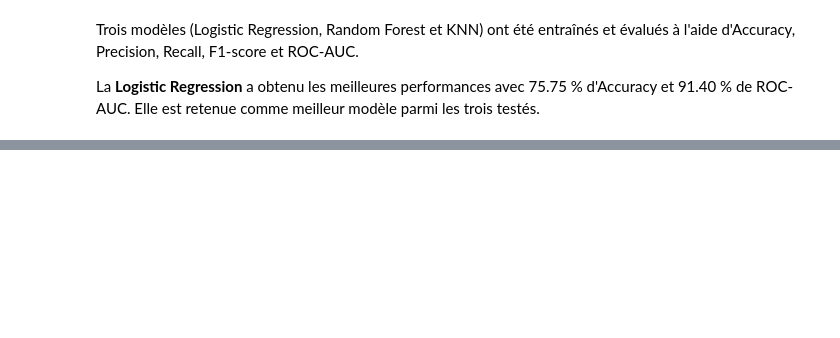
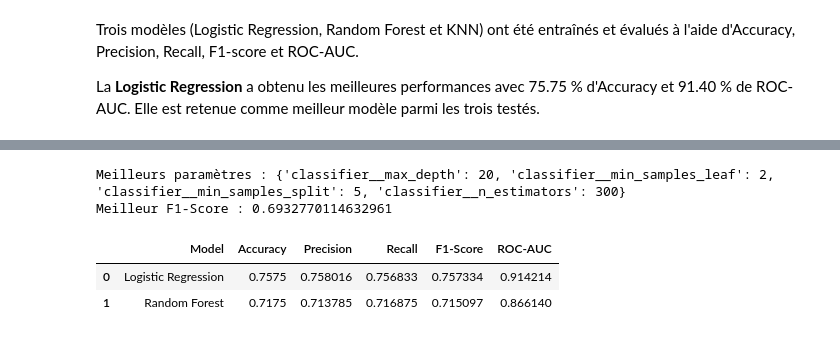
Before and after one commit to MounaSaiss/MindTrack_IA, a Jupyter notebook: Nootbooks/data_exploration_cleaning.ipynb, the cells around one changed output, grey strips where cells are left out. Saved outputs shown, nothing was run; the diff lists cells and outputs as text; code cells hidden in the pictures; blank space fills up the shorter version.

```diff
--- a/Nootbooks/data_exploration_cleaning.ipynb
+++ b/Nootbooks/data_exploration_cleaning.ipynb
@@ -716,0 +749,19 @@ La **Logistic Regression** a obtenu les meilleures performances avec 75.75 % d'A
+# %%
+#Optimisation de RF
+param_grid_rf = {
+    'classifier__n_estimators': [100, 200, 300],
+    'classifier__max_depth': [None, 10, 20, 30],
+    'classifier__min_samples_split': [2, 5, 10],
+    'classifier__min_samples_leaf': [1, 2, 4]
+}
+
+grid_rf = GridSearchCV(
+    estimator=pipelines['Random Forest'],
+    param_grid=param_grid_rf,
+    cv=5,
+    scoring='f1_macro',
+    n_jobs=-1,
+    verbose=1
+)
+
+grid_rf.fit(X_train, y_train)
@@ -716,0 +787,41 @@ La **Logistic Regression** a obtenu les meilleures performances avec 75.75 % d'A
+# %%
+print("Meilleurs paramètres :", grid_rf.best_params_)
+print("Meilleur F1-Score :", grid_rf.best_score_)
+# %% [output]
+Meilleurs paramètres : {'classifier__max_depth': 20, 'classifier__min_samples_leaf': 2, 'classifier__min_samples_split': 5, 'classifier__n_estimators': 300}
+Meilleur F1-Score : 0.6932770114632961
+# %%
+#Evaluation des modèles optimisés
+best_models = {
+    'Logistic Regression': grid_lr.best_estimator_,
+    'Random Forest': grid_rf.best_estimator_
+}
+
+results_optimized = []
+
+for name, model in best_models.items():
+
+    y_pred = model.predict(X_test)
+    y_proba = model.predict_proba(X_test)
+
+    results_optimized.append({
+        'Model': name,
+        'Accuracy': accuracy_score(y_test, y_pred),
+        'Precision': precision_score(y_test, y_pred, average='macro'),
+        'Recall': recall_score(y_test, y_pred, average='macro'),
+        'F1-Score': f1_score(y_test, y_pred, average='macro'),
+        'ROC-AUC': roc_auc_score(
+            y_test,
+            y_proba,
+            multi_class='ovr',
+            average='macro',
+            labels=model.classes_
+        )
+    })
+
+results_optimized_df = pd.DataFrame(results_optimized)
+results_optimized_df
+# %% [output]
+|  | Model | Accuracy | Precision | Recall | F1-Score | ROC-AUC |
+| 0 | Logistic Regression | 0.7575 | 0.758016 | 0.756833 | 0.757334 | 0.914214 |
+| 1 | Random Forest | 0.7175 | 0.713785 | 0.716875 | 0.715097 | 0.866140 |
```
Also changed, not shown: parts of 11 cells of this notebook.
